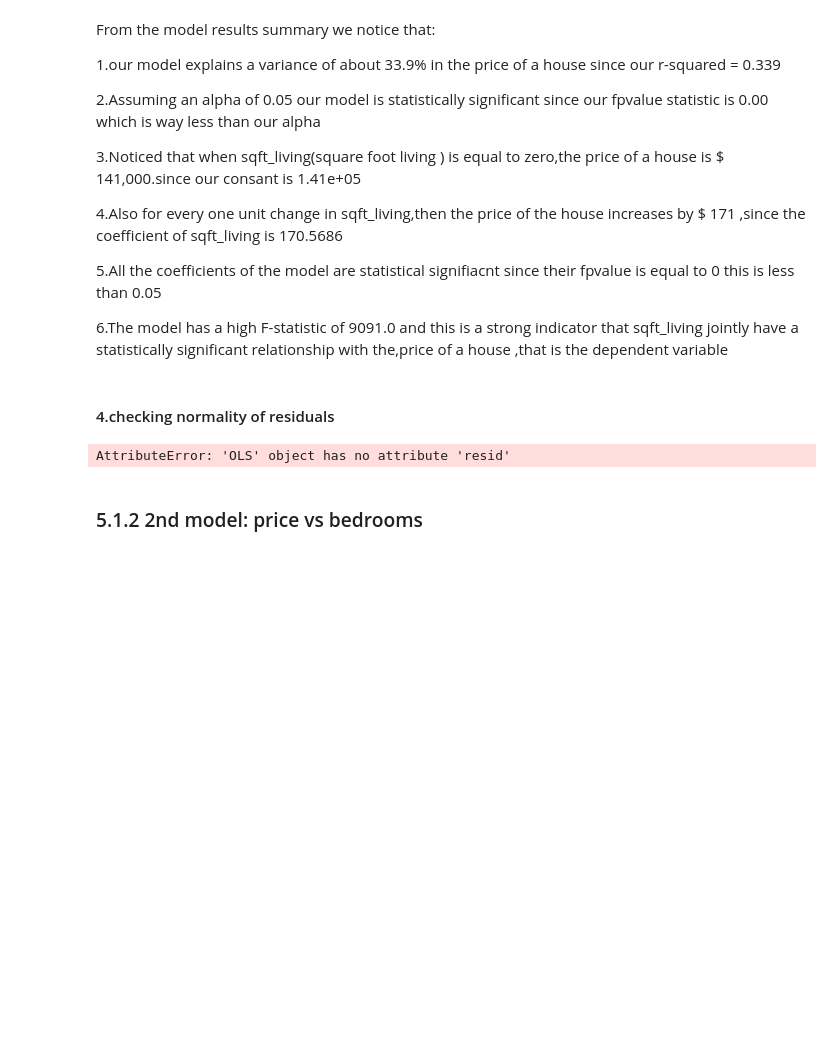
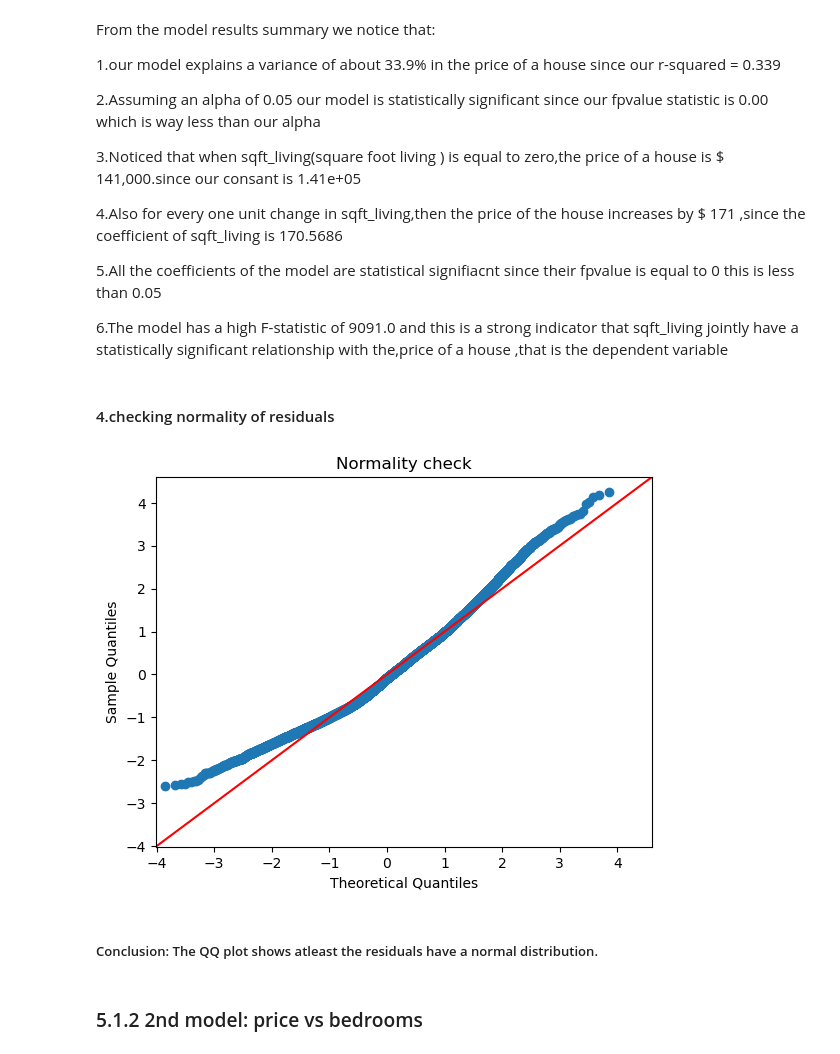
Before and after one commit to Kamaukaguru/Phase2-project-Grp6, a Jupyter notebook: student.ipynb, the cells around one changed output. Drawn from its saved outputs; the diff is of its cells as text; code cells hidden in the pictures; blank space fills up the shorter version.

Commit message:
normality check

```diff
--- a/student.ipynb
+++ b/student.ipynb
@@ -974,12 +974,14 @@ less than our alpha
 # %% [markdown]
 #### 4.checking normality of residuals
 # %%
-residuals = baseline_model.resid
+residuals = baseline_results.resid
 fig = sm.graphics.qqplot(residuals, dist=stats.norm, line='45', fit=True)
 plt.title("Normality check")
-fig.show()
+plt.show()
 # %% [output]
-AttributeError: 'OLS' object has no attribute 'resid'
+[figure, added]
+# %% [markdown]
+##### Conclusion: The QQ plot shows atleast the residuals have a normal distribution.
 # %% [markdown]
 ### 5.1.2 2nd model: price vs bedrooms
 # %% [markdown]
```
Also changed, not shown: parts of 24 cells of this notebook.
